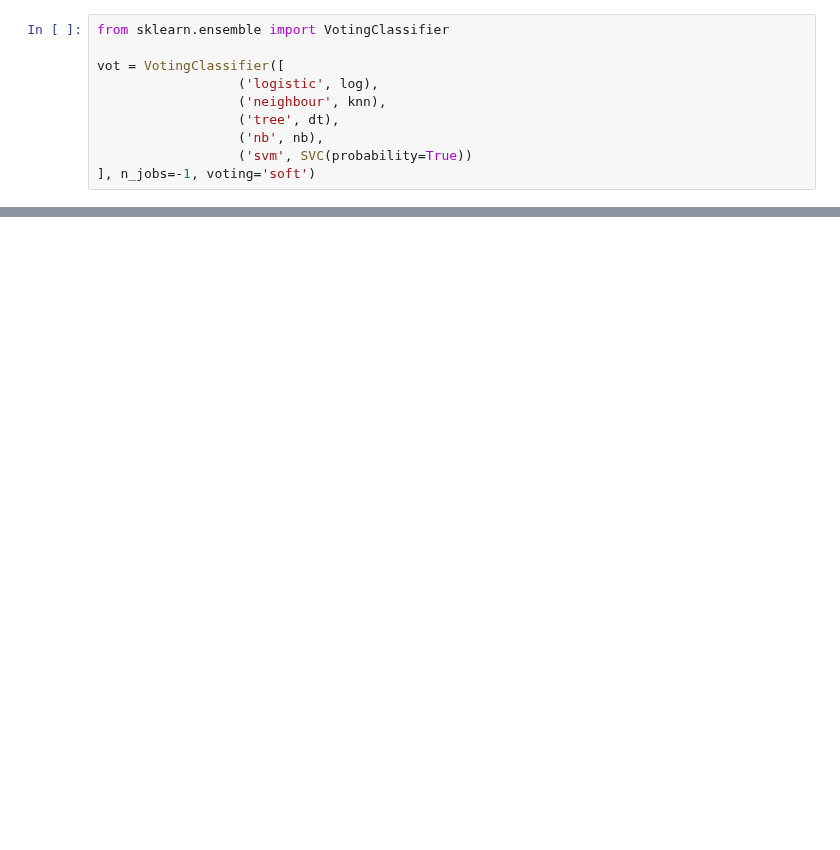
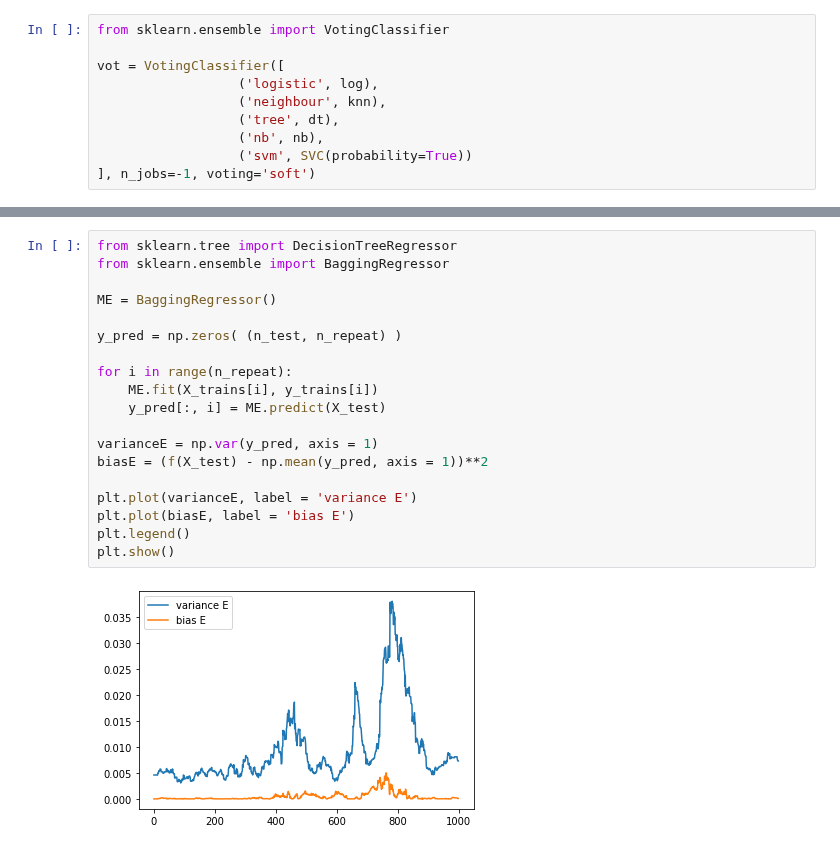
Before and after one commit to Pepcoders/Data-Science-December, a Jupyter notebook: 22-02-07-Ensemble/Ensemble_December.ipynb, the cells around one changed output, grey strips where cells are left out. Saved outputs shown, nothing was run; the diff lists cells and outputs as text; blank space fills up the shorter version.

```diff
--- a/22-02-07-Ensemble/Ensemble_December.ipynb
+++ b/22-02-07-Ensemble/Ensemble_December.ipynb
@@ -94,0 +215,21 @@ VotingClassifier 0.968
+# %%
+from sklearn.tree import DecisionTreeRegressor
+from sklearn.ensemble import BaggingRegressor
+
+ME = BaggingRegressor()
+
+y_pred = np.zeros( (n_test, n_repeat) )
+
+for i in range(n_repeat):
+    ME.fit(X_trains[i], y_trains[i])
+    y_pred[:, i] = ME.predict(X_test)
+
+varianceE = np.var(y_pred, axis = 1)
+biasE = (f(X_test) - np.mean(y_pred, axis = 1))**2
+
+plt.plot(varianceE, label = 'variance E')
+plt.plot(biasE, label = 'bias E')
+plt.legend()
+plt.show()
+# %% [output]
+[figure, added]
```
Also changed, not shown: parts of 25 cells of this notebook.
